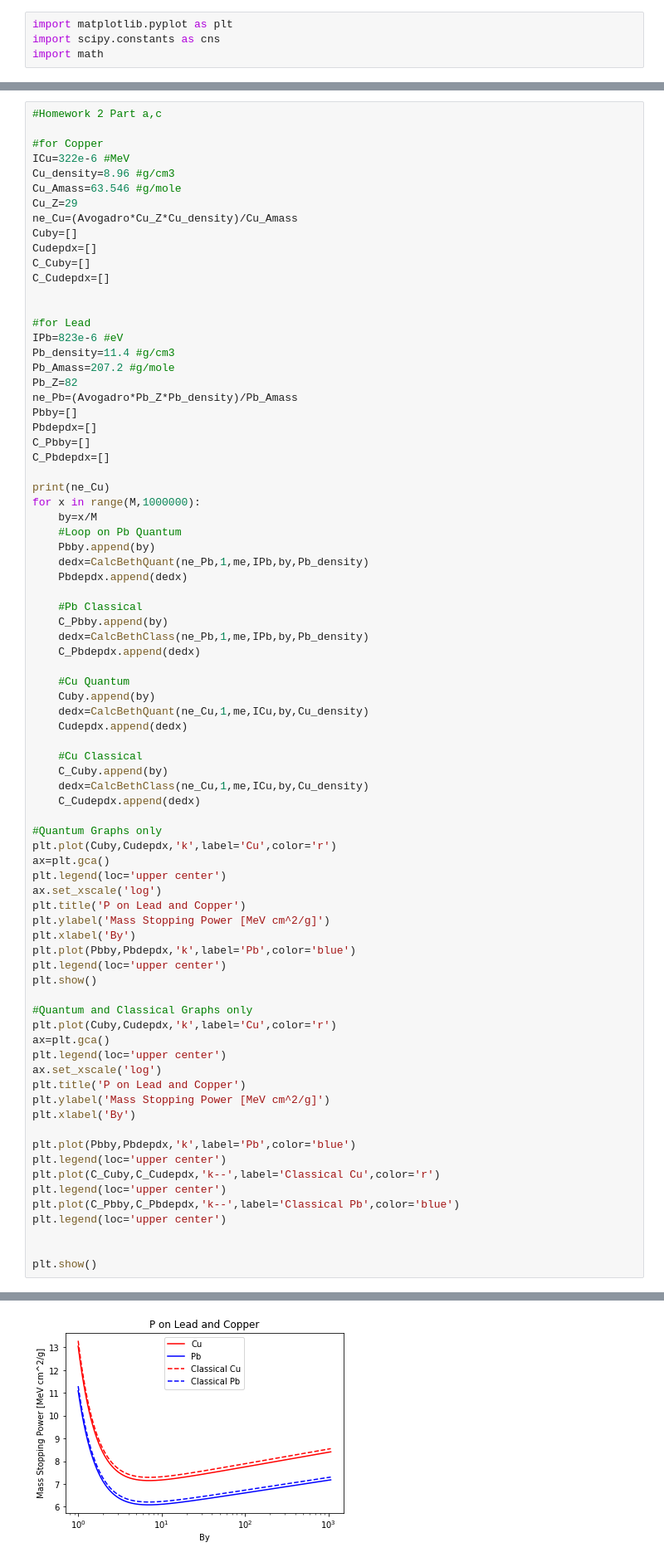
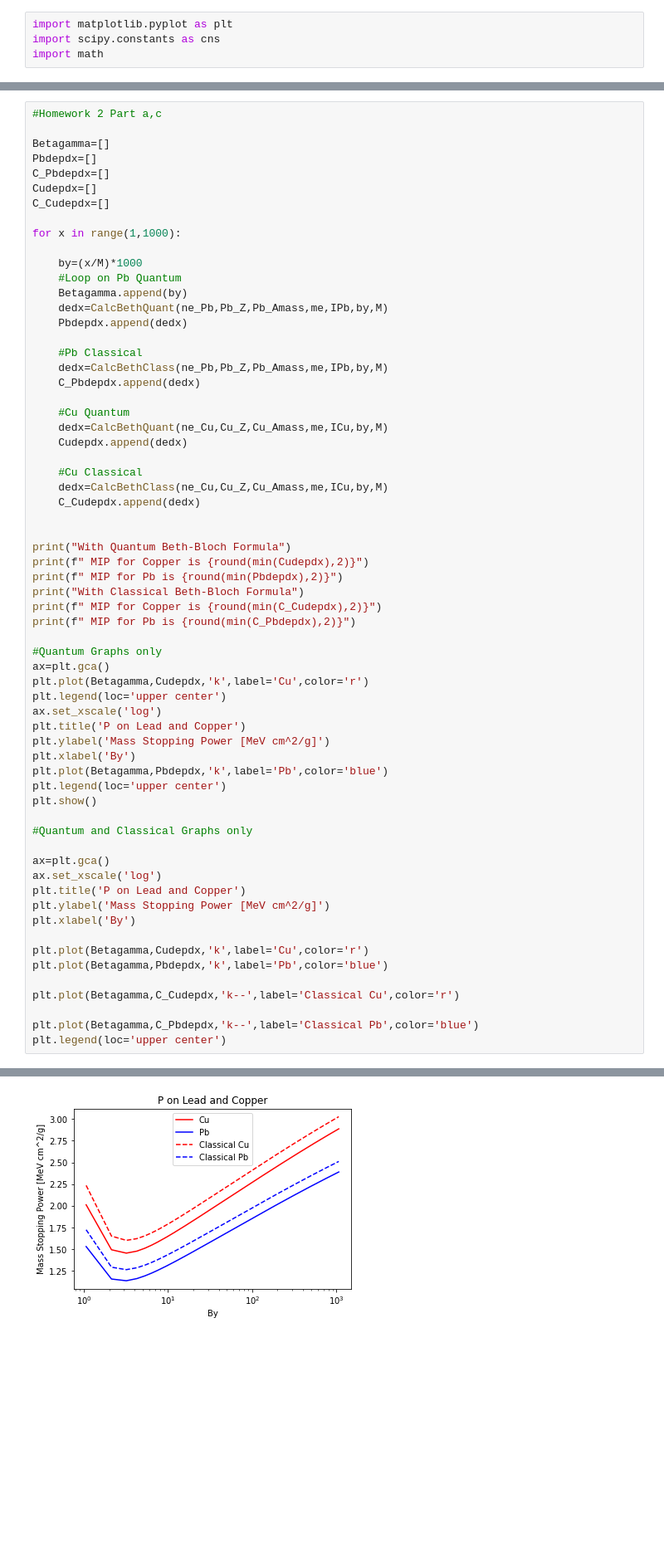
Before and after one commit to ilkerparmaksiz/hw, a Jupyter notebook: Hw1.ipynb, the cells around one changed output, grey strips where cells are left out. Shown: that part at 83% size. Drawn from its saved outputs; the diff is of its cells as text; blank space fills up the shorter version.

```diff
--- a/Hw1.ipynb
+++ b/Hw1.ipynb
@@ -55,80 +79,65 @@ Mu=105 #Muon's Mass MeV/c^2
 # %%
 #Homework 2 Part a,c
 
-#for Copper
-ICu=322e-6 #MeV
-Cu_density=8.96 #g/cm3
-Cu_Amass=63.546 #g/mole
-Cu_Z=29
-ne_Cu=(Avogadro*Cu_Z*Cu_density)/Cu_Amass
-Cuby=[]
+Betagamma=[]
+Pbdepdx=[]
+C_Pbdepdx=[]
 Cudepdx=[]
-C_Cuby=[]
 C_Cudepdx=[]
 
+for x in range(1,1000):
 
-#for Lead
-IPb=823e-6 #eV
-Pb_density=11.4 #g/cm3
-Pb_Amass=207.2 #g/mole
-Pb_Z=82
-ne_Pb=(Avogadro*Pb_Z*Pb_density)/Pb_Amass
-Pbby=[]
-Pbdepdx=[]
-C_Pbby=[]
-C_Pbdepdx=[]
-
-print(ne_Cu)
-for x in range(M,1000000):
-    by=x/M
+    by=(x/M)*1000
     #Loop on Pb Quantum
-    Pbby.append(by)
-    dedx=CalcBethQuant(ne_Pb,1,me,IPb,by,Pb_density)
+    Betagamma.append(by)
+    dedx=CalcBethQuant(ne_Pb,Pb_Z,Pb_Amass,me,IPb,by,M)
     Pbdepdx.append(dedx)
 
     #Pb Classical
-    C_Pbby.append(by)
-    dedx=CalcBethClass(ne_Pb,1,me,IPb,by,Pb_density)
+    dedx=CalcBethClass(ne_Pb,Pb_Z,Pb_Amass,me,IPb,by,M)
     C_Pbdepdx.append(dedx)
 
     #Cu Quantum
-    Cuby.append(by)
-    dedx=CalcBethQuant(ne_Cu,1,me,ICu,by,Cu_density)
+    dedx=CalcBethQuant(ne_Cu,Cu_Z,Cu_Amass,me,ICu,by,M)
     Cudepdx.append(dedx)
 
     #Cu Classical
-    C_Cuby.append(by)
-    dedx=CalcBethClass(ne_Cu,1,me,ICu,by,Cu_density)
+    dedx=CalcBethClass(ne_Cu,Cu_Z,Cu_Amass,me,ICu,by,M)
     C_Cudepdx.append(dedx)
 
+
+print("With Quantum Beth-Bloch Formula")
+print(f" MIP for Copper is {round(min(Cudepdx),2)}")
+print(f" MIP for Pb is {round(min(Pbdepdx),2)}")
+print("With Classical Beth-Bloch Formula")
+print(f" MIP for Copper is {round(min(C_Cudepdx),2)}")
+print(f" MIP for Pb is {round(min(C_Pbdepdx),2)}")
+
 #Quantum Graphs only
-plt.plot(Cuby,Cudepdx,'k',label='Cu',color='r')
 ax=plt.gca()
+plt.plot(Betagamma,Cudepdx,'k',label='Cu',color='r')
 plt.legend(loc='upper center')
 ax.set_xscale('log')
 plt.title('P on Lead and Copper')
 plt.ylabel('Mass Stopping Power [MeV cm^2/g]')
 plt.xlabel('By')
-plt.plot(Pbby,Pbdepdx,'k',label='Pb',color='blue')
+plt.plot(Betagamma,Pbdepdx,'k',label='Pb',color='blue')
 plt.legend(loc='upper center')
 plt.show()
 
 #Quantum and Classical Graphs only
-plt.plot(Cuby,Cudepdx,'k',label='Cu',color='r')
+
 ax=plt.gca()
-plt.legend(loc='upper center')
 ax.set_xscale('log')
 plt.title('P on Lead and Copper')
 plt.ylabel('Mass Stopping Power [MeV cm^2/g]')
 plt.xlabel('By')
 
-plt.plot(Pbby,Pbdepdx,'k',label='Pb',color='blue')
+plt.plot(Betagamma,Cudepdx,'k',label='Cu',color='r')
+plt.plot(Betagamma,Pbdepdx,'k',label='Pb',color='blue')
+
+plt.plot(Betagamma,C_Cudepdx,'k--',label='Classical Cu',color='r')
+
+plt.plot(Betagamma,C_Pbdepdx,'k--',label='Classical Pb',color='blue')
 plt.legend(loc='upper center')
-plt.plot(C_Cuby,C_Cudepdx,'k--',label='Classical Cu',color='r')
-plt.legend(loc='upper center')
-plt.plot(C_Pbby,C_Pbdepdx,'k--',label='Classical Pb',color='blue')
-plt.legend(loc='upper center')
-
-
-plt.show()
 # %% [output]
@@ -137 +152 @@ plt.show()
-[figure, old version]
+[figure, new version]
```
Also changed, not shown: parts of 5 cells of this notebook.
